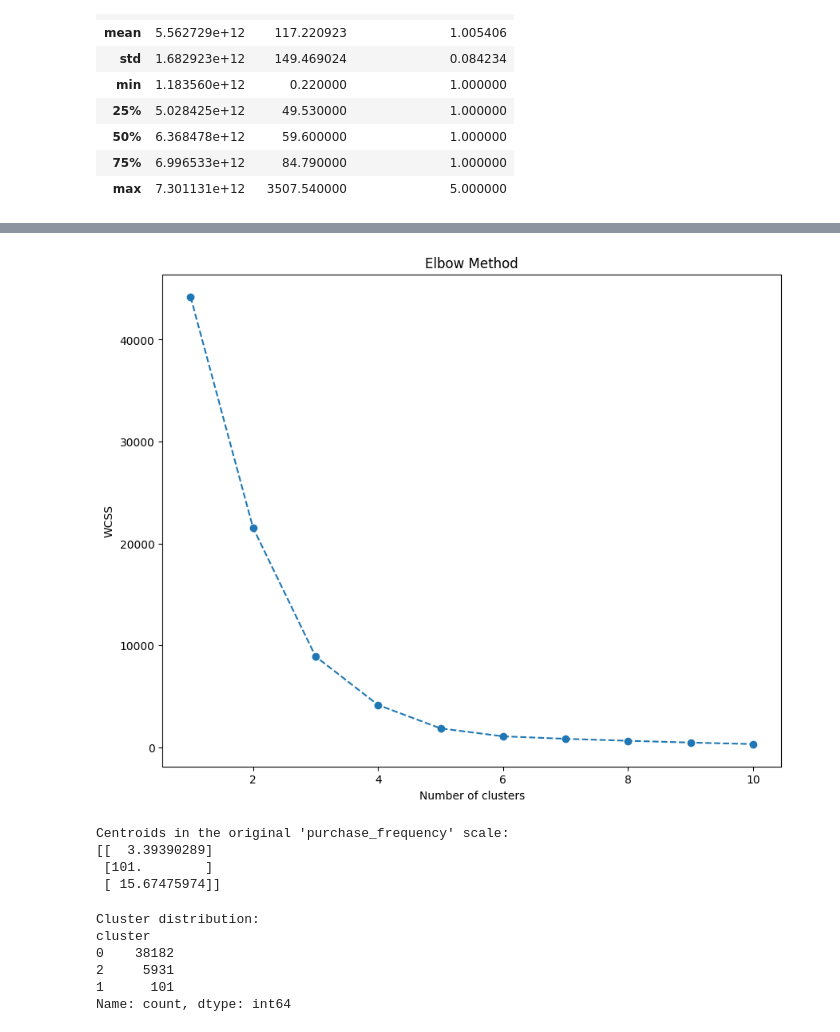
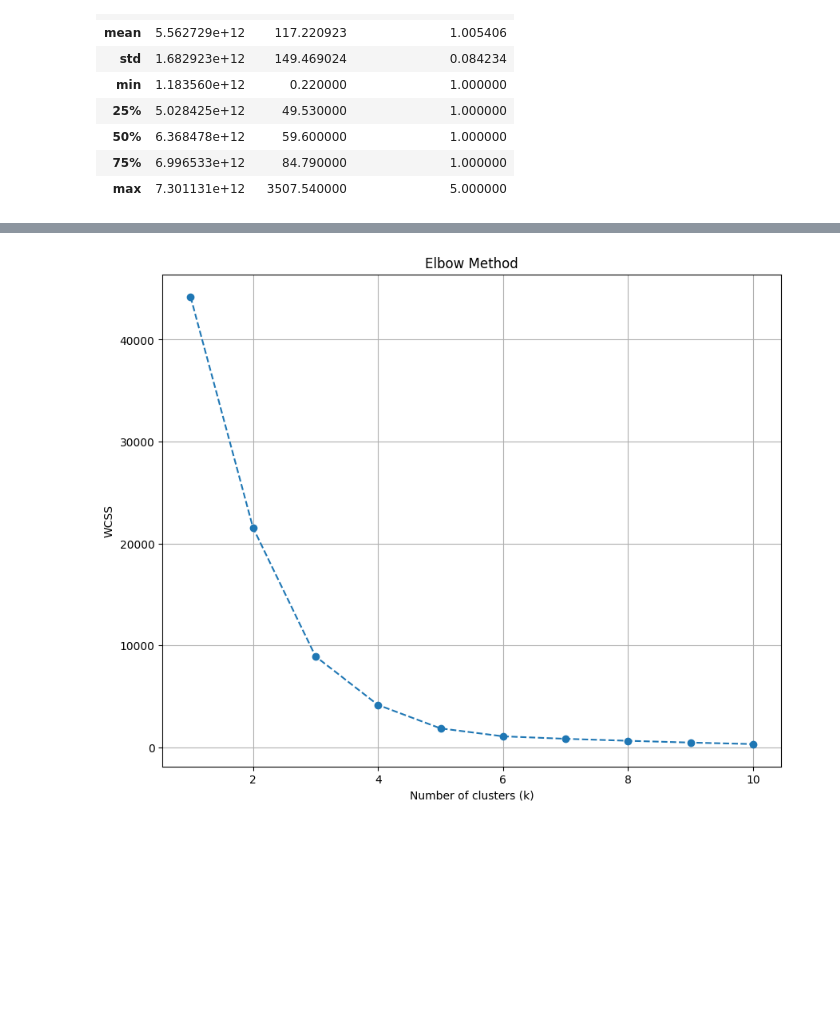
Before and after one commit to Requenamar3/Data-Mining, a Jupyter notebook: Data_Mining_Module2_K-means.ipynb, the cells around one changed output, grey strips where cells are left out. Cells and saved outputs as stored; diff of their text form; code cells hidden in the pictures; blank space fills up the shorter version.

```diff
--- a/Data_Mining_Module2_K-means.ipynb
+++ b/Data_Mining_Module2_K-means.ipynb
@@ -479,3 +232,0 @@ from sklearn.preprocessing import StandardScaler
-# %%
-# Instantiate KMeans: 'random_state' set for reproducibility across runs
-kmeans = KMeans(random_state=42)
@@ -515,0 +239,5 @@ EC.head()
+# %%
+#remove the 'month' and 'customer_cohort_month' columns
+EC.drop(['month', 'customer_cohort_month'], axis=1, inplace=True)
+
+EC.head()
@@ -536,21 +273,25 @@ EC.head()
 # %%
+from sklearn.cluster import KMeans
+from sklearn.preprocessing import StandardScaler
+
 # Scale the 'purchase_frequency' column
 scaler = StandardScaler()
-purchase_frequency_scaled = scaler.fit_transform(EC[['purchase_frequency']])
+EC_scaled = scaler.fit_transform(EC[['purchase_frequency']])
 # %%
 # Apply the Elbow method to find the optimal number of clusters
 wcss = []
 for i in range(1, 11):  # testing 1 to 10 clusters
     kmeans = KMeans(n_clusters=i, random_state=42)
-    kmeans.fit(purchase_frequency_scaled)
+    kmeans.fit(EC_scaled)
     wcss.append(kmeans.inertia_)
 # %%
-# Plot the WCSS to find the elbow
+# Plotting the results onto a line graph to observe 'The elbow'
 plt.figure(figsize=(10, 8))
 plt.plot(range(1, 11), wcss, marker='o', linestyle='--')
 plt.title('Elbow Method')
-plt.xlabel('Number of clusters')
+plt.xlabel('Number of clusters (k)')
 plt.ylabel('WCSS')
+plt.grid(True)
 plt.show()
 # %% [output]
-[figure, old version]
+[figure, new version]
@@ -562,22 +297,0 @@ EC['cluster'] = kmeans.fit_predict(purchase_frequency_scaled)
-# %%
-# Inverse transform the centroids to the original scale
-centroids = scaler.inverse_transform(kmeans.cluster_centers_)
-print("Centroids in the original 'purchase_frequency' scale:")
-print(centroids)
-# %% [output]
-Centroids in the original 'purchase_frequency' scale:
-[[  3.39390289]
- [101.        ]
- [ 15.67475974]]
-# %%
-# Look at the distribution of customers over the clusters
-cluster_distribution = EC['cluster'].value_counts()
-print("Cluster distribution:")
-print(cluster_distribution)
-# %% [output]
-Cluster distribution:
-cluster
-0    38182
-2     5931
-1      101
-Name: count, dtype: int64
```
Also changed, not shown: parts of 71 cells of this notebook.
